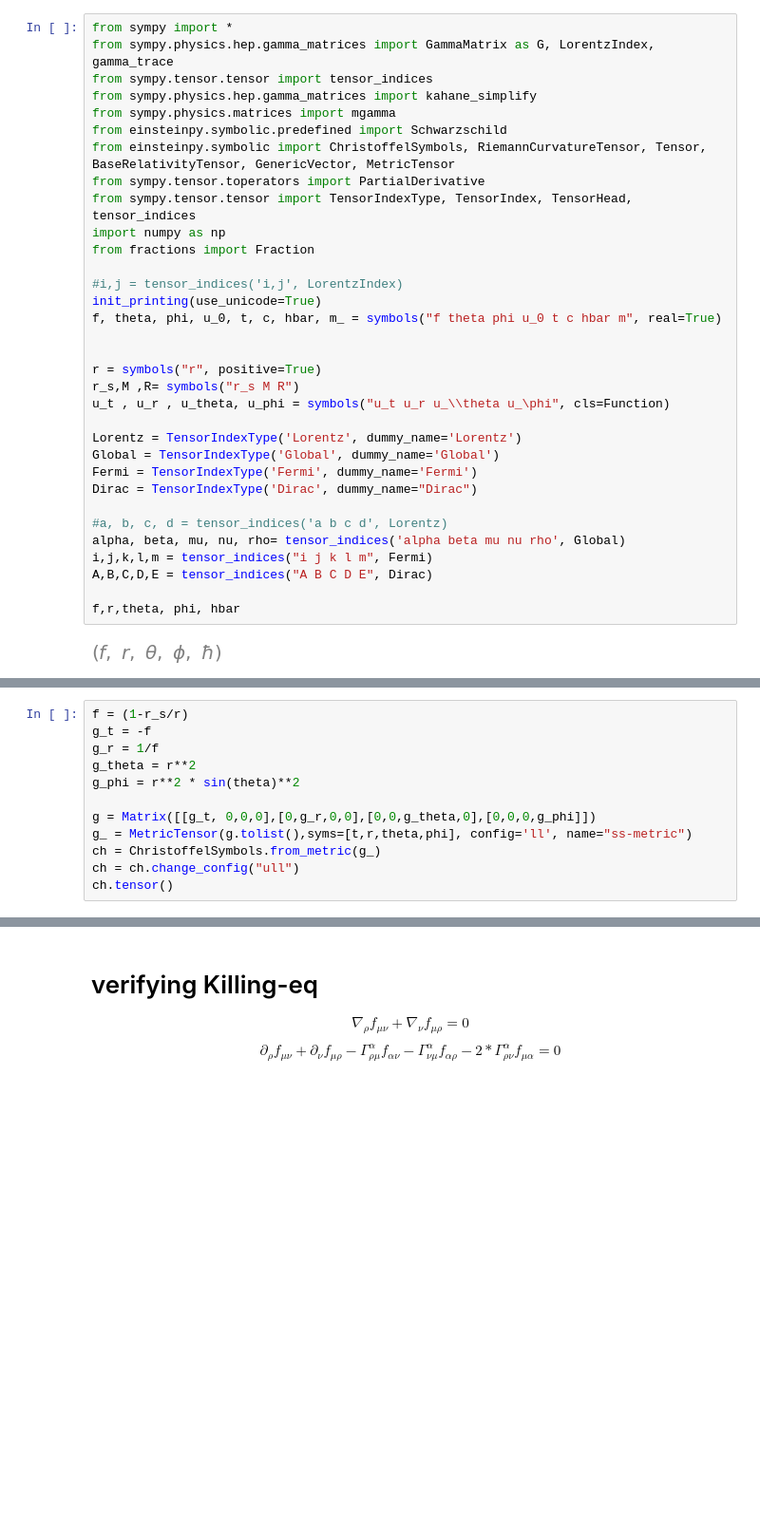
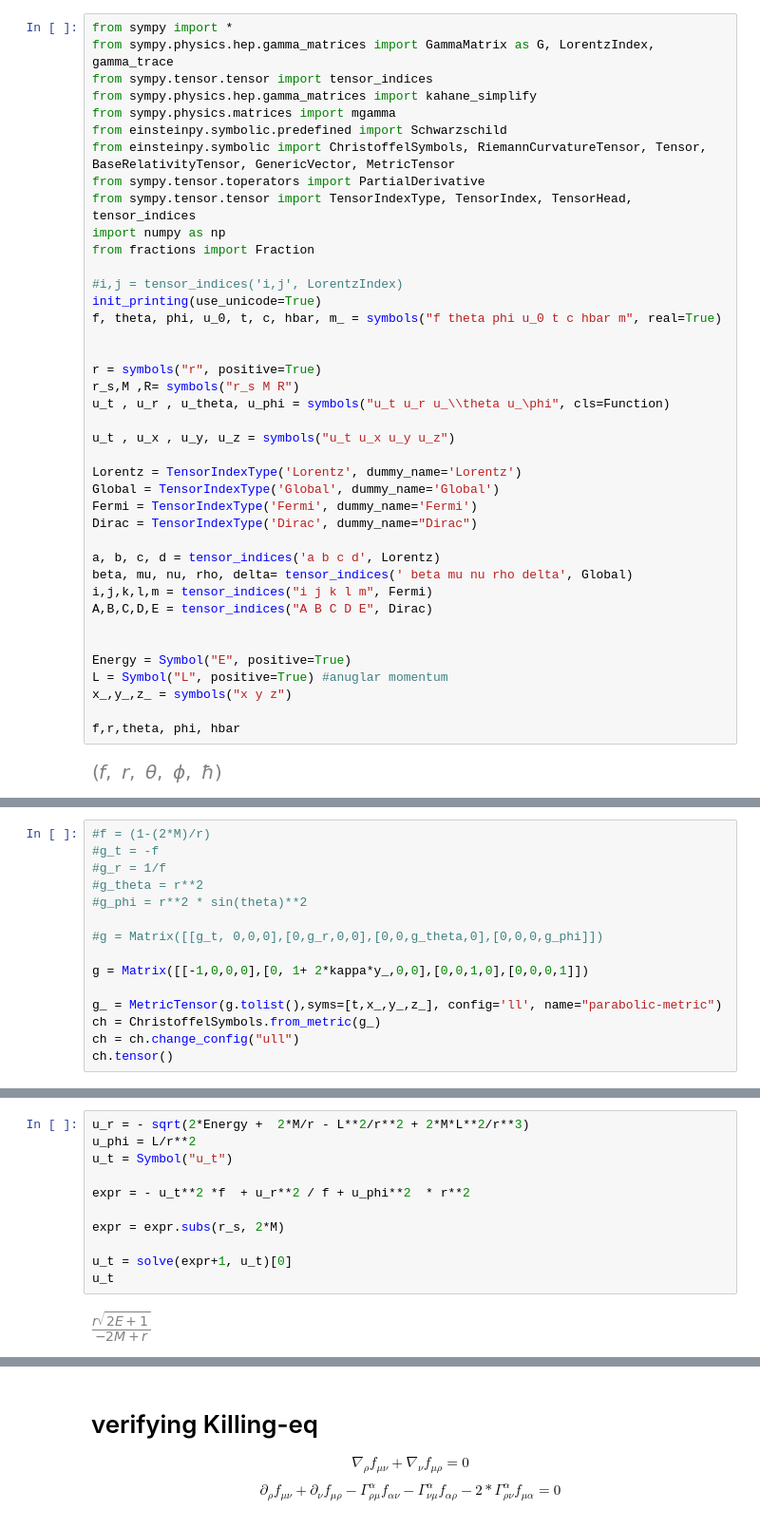
Before and after one commit to MagicMonti/Neutrinos, a Jupyter notebook: code/calculations.ipynb, the cells around one changed output, grey strips where cells are left out. Shown at 95% size. Cells and saved outputs as stored; diff of their text form; blank space fills up the shorter version.

Commit message:
parabolic motion

```diff
--- a/code/calculations.ipynb
+++ b/code/calculations.ipynb
@@ -20,16 +20,23 @@ r = symbols("r", positive=True)
 r_s,M ,R= symbols("r_s M R")
 u_t , u_r , u_theta, u_phi = symbols("u_t u_r u_\\theta u_\phi", cls=Function)
 
+u_t , u_x , u_y, u_z = symbols("u_t u_x u_y u_z")
+
 Lorentz = TensorIndexType('Lorentz', dummy_name='Lorentz')
 Global = TensorIndexType('Global', dummy_name='Global')
 Fermi = TensorIndexType('Fermi', dummy_name='Fermi')
 Dirac = TensorIndexType('Dirac', dummy_name="Dirac")
 
-#a, b, c, d = tensor_indices('a b c d', Lorentz)
-alpha, beta, mu, nu, rho= tensor_indices('alpha beta mu nu rho', Global)
+a, b, c, d = tensor_indices('a b c d', Lorentz)
+beta, mu, nu, rho, delta= tensor_indices(' beta mu nu rho delta', Global)
 i,j,k,l,m = tensor_indices("i j k l m", Fermi)
 A,B,C,D,E = tensor_indices("A B C D E", Dirac)
 
+
+Energy = Symbol("E", positive=True)
+L = Symbol("L", positive=True) #anuglar momentum
+x_,y_,z_ = symbols("x y z")
+
 f,r,theta, phi, hbar
 # %% [output]
 [figure]
@@ -36,12 +45,15 @@ f,r,theta, phi, hbar
 # %%
-f = (1-r_s/r)
-g_t = -f
-g_r = 1/f
-g_theta = r**2
-g_phi = r**2 * sin(theta)**2
+#f = (1-(2*M)/r)
+#g_t = -f
+#g_r = 1/f
+#g_theta = r**2
+#g_phi = r**2 * sin(theta)**2
 
-g = Matrix([[g_t, 0,0,0],[0,g_r,0,0],[0,0,g_theta,0],[0,0,0,g_phi]])
-g_ = MetricTensor(g.tolist(),syms=[t,r,theta,phi], config='ll', name="ss-metric")
+#g = Matrix([[g_t, 0,0,0],[0,g_r,0,0],[0,0,g_theta,0],[0,0,0,g_phi]])
+
+g = Matrix([[-1,0,0,0],[0, 1+ 2*kappa*y_,0,0],[0,0,1,0],[0,0,0,1]])
+
+g_ = MetricTensor(g.tolist(),syms=[t,x_,y_,z_], config='ll', name="parabolic-metric")
 ch = ChristoffelSymbols.from_metric(g_)
 ch = ch.change_config("ull")
 ch.tensor()
@@ -61,0 +62,13 @@ $\displaystyle \left[\begin{matrix}0 & 0 & 0 & 0\\0 & 0 & 0 & 0\\0 & 0 & 0 & r^{
+# %%
+u_r = - sqrt(2*Energy +  2*M/r - L**2/r**2 + 2*M*L**2/r**3)
+u_phi = L/r**2
+u_t = Symbol("u_t")
+
+expr = - u_t**2 *f  + u_r**2 / f + u_phi**2  * r**2
+
+expr = expr.subs(r_s, 2*M)
+
+u_t = solve(expr+1, u_t)[0]
+u_t
+# %% [output]
+[figure, added]
```
Also changed, not shown: parts of 34 cells of this notebook.
